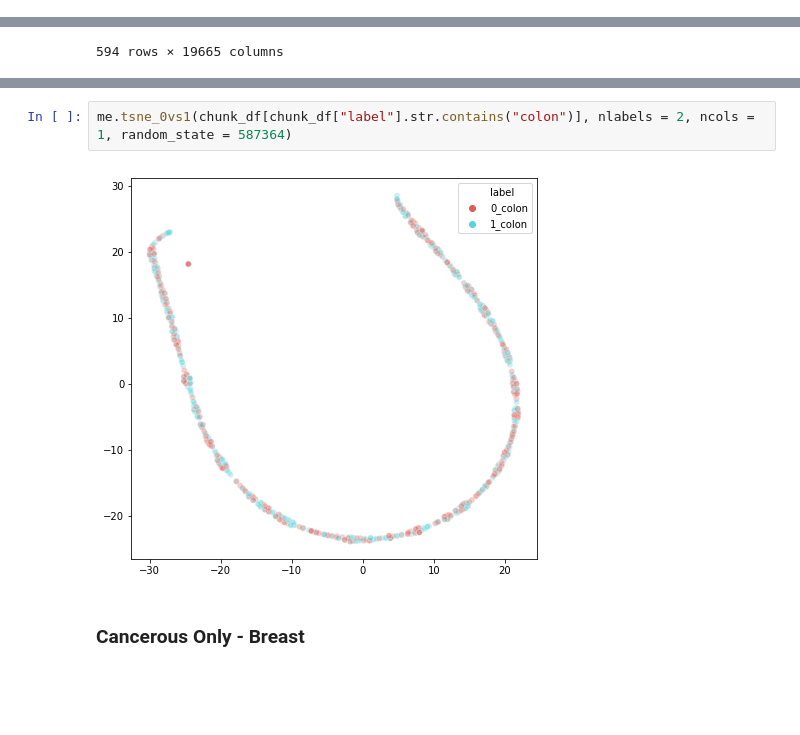
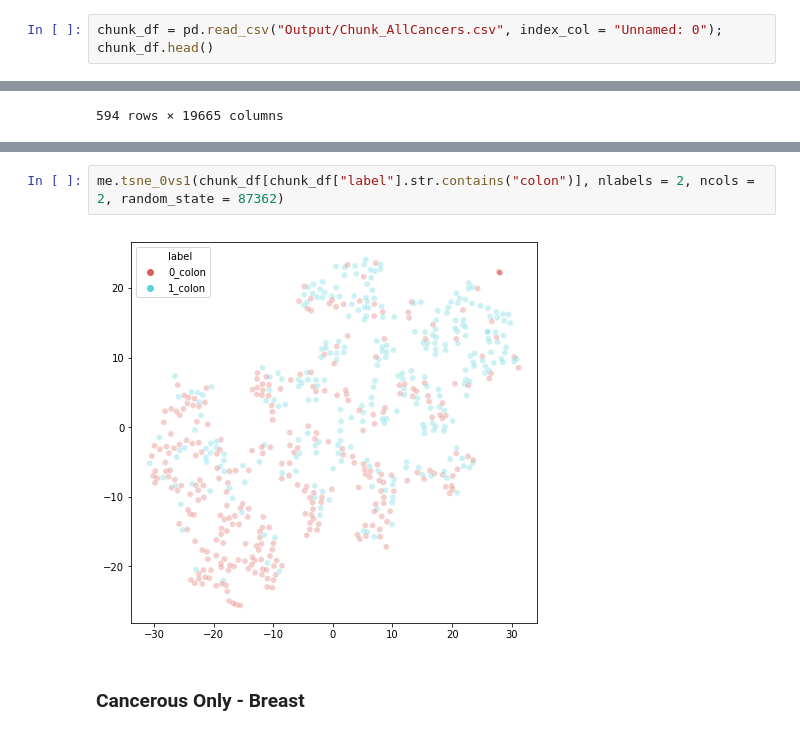
Before and after one commit to mikesamir/oncological_gene_expression_analysis, a Jupyter notebook: Mike/2_Model_Evaluation.ipynb, the cells around one changed output, grey strips where cells are left out. Saved outputs shown, nothing was run; the diff lists cells and outputs as text; blank space fills up the shorter version.

```diff
--- a/Mike/2_Model_Evaluation.ipynb
+++ b/Mike/2_Model_Evaluation.ipynb
@@ -164,3 +148,5 @@ for chunk, cancer in zip(chunks, cancers):
     chunk["label"].replace(0, "0_" + cancer, inplace = True)
 
     chunk_df = chunk_df.append(chunk)
+# %%
+chunk_df = pd.read_csv("Output/Chunk_AllCancers.csv", index_col = "Unnamed: 0"); chunk_df.head()
@@ -347,7 +352,7 @@ results_colon
 # %%
-me.tsne_0vs1(chunk_df[chunk_df["label"].str.contains("colon")], nlabels = 2, ncols = 1, random_state = 587364)
+me.tsne_0vs1(chunk_df[chunk_df["label"].str.contains("colon")], nlabels = 2, ncols = 2, random_state = 87362)
 # %% [output]
-[figure, old version]
+[figure, new version]
 # %% [markdown]
 ### Cancerous Only - Breast
 # %%
```
Also changed, not shown: parts of 22 cells of this notebook, 3 other files.
